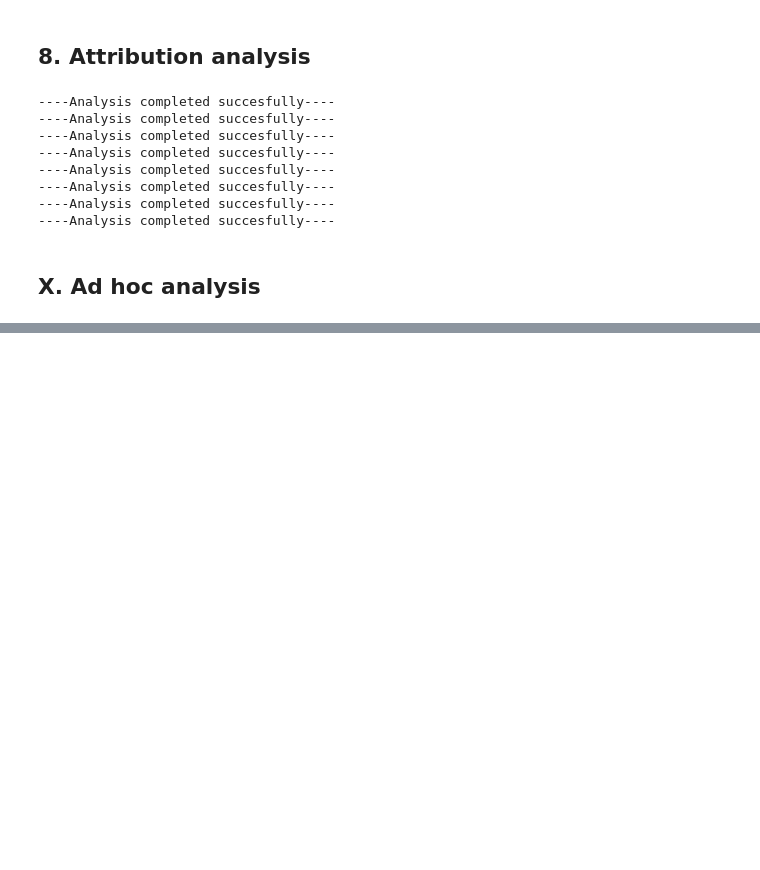
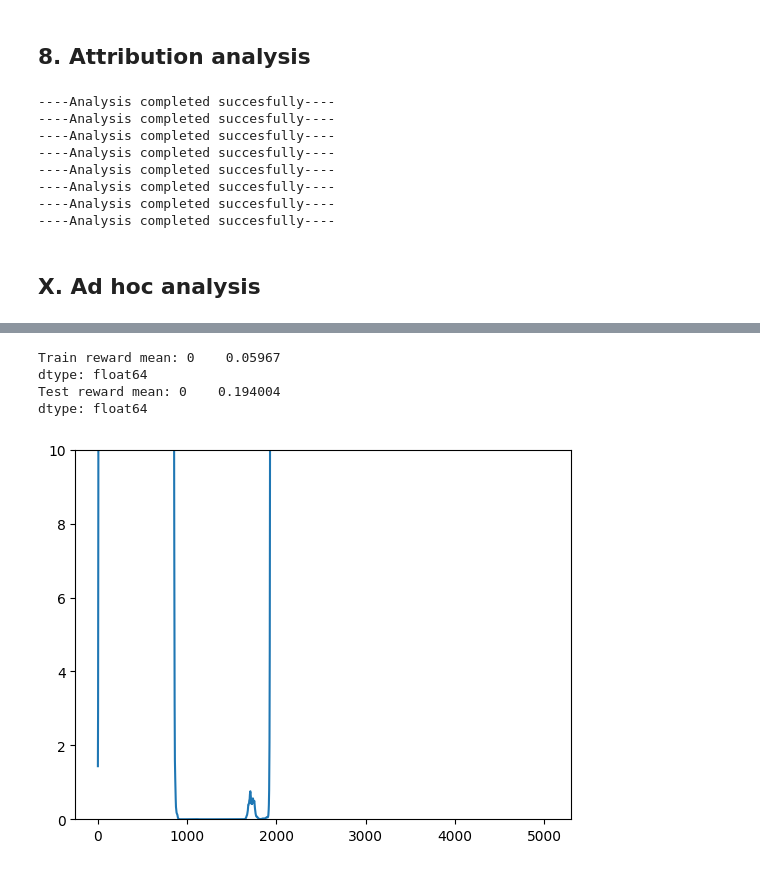
Before and after one commit to DataJakob/BBAN5000-Master-Thesis, a Jupyter notebook: test.ipynb, the cells around one changed output, grey strips where cells are left out. Cells and saved outputs as stored; diff of their text form; code cells hidden in the pictures; blank space fills up the shorter version.

```diff
--- a/test.ipynb
+++ b/test.ipynb
@@ -166,0 +167,17 @@ plt.show()
+# %%
+reward_history = pd.read_csv('C:\Programmering\jakob\BBAN5000-Master-Thesis\Data\RL_reward_Sortino_esg_True.csv')
+reward_history_t = pd.read_csv('C:\Programmering\jakob\BBAN5000-Master-Thesis\Data\RL_reward_t_Sortino_esg_True.csv')
+
+print('Train reward mean:', reward_history_t.mean())
+print('Test reward mean:', reward_history.mean())
+
+#plt.plot(np.cumprod(reward_history+1))
+plt.plot(np.cumprod(reward_history_t+1))
+plt.ylim(0,10)
+plt.show()
+# %% [output]
+Train reward mean: 0    0.05967
+dtype: float64
+Test reward mean: 0    0.194004
+dtype: float64
+[figure, added]
```
Also changed, not shown: parts of 1 cell of this notebook, 18 other files.
